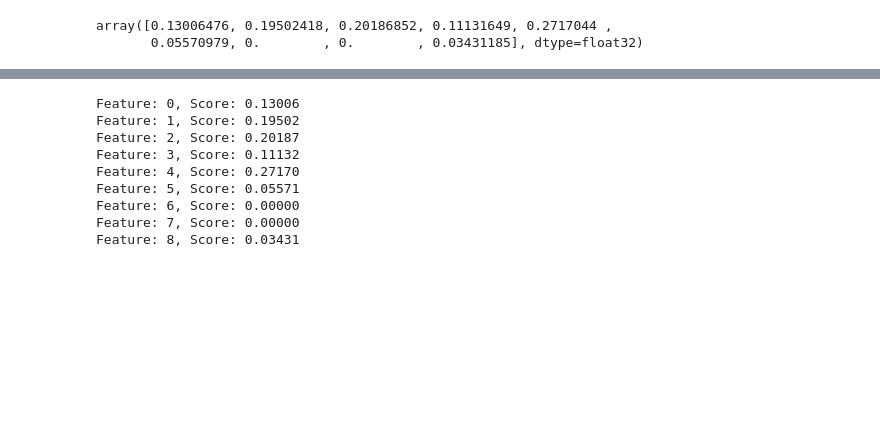
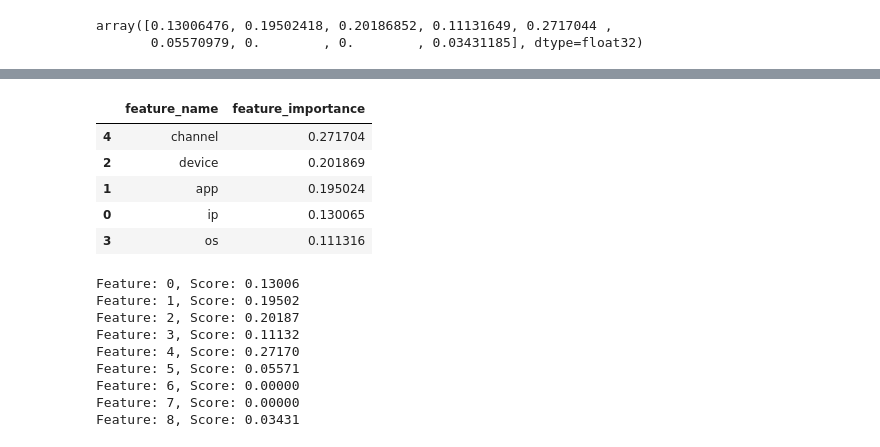
Before and after one commit to mahfuz978/Decision-Trees-and-Ensemble, a Jupyter notebook: Bagging_Boosting_Project/Mahfuzur_Bagging_Boosting_Project.ipynb, the cells around one changed output, grey strips where cells are left out. Saved outputs shown, nothing was run; the diff lists cells and outputs as text; code cells hidden in the pictures; blank space fills up the shorter version.

```diff
--- a/Bagging_Boosting_Project/Mahfuzur_Bagging_Boosting_Project.ipynb
+++ b/Bagging_Boosting_Project/Mahfuzur_Bagging_Boosting_Project.ipynb
@@ -458,3 +488,15 @@ array([0.13006476, 0.19502418, 0.20186852, 0.11131649, 0.2717044 ,
+# %%
+feature_importance = pd.DataFrame(importance, columns=['feature_importance'])
+feature_name = pd.DataFrame(x_train.columns, columns=['feature_name'])
+feature_importances = feature_name.join(feature_importance)
+feature_importances.sort_values(by='feature_importance', ascending=False)[:5]
+# %% [output]
+|  | feature_name | feature_importance |
+| 4 | channel | 0.271704 |
+| 2 | device | 0.201869 |
+| 1 | app | 0.195024 |
+| 0 | ip | 0.130065 |
+| 3 | os | 0.111316 |
 # %%
 for i, v in enumerate(importance):
   print('Feature: %0d, Score: %.5f' % (i, v))
```
Also changed, not shown: parts of 6 cells of this notebook.
